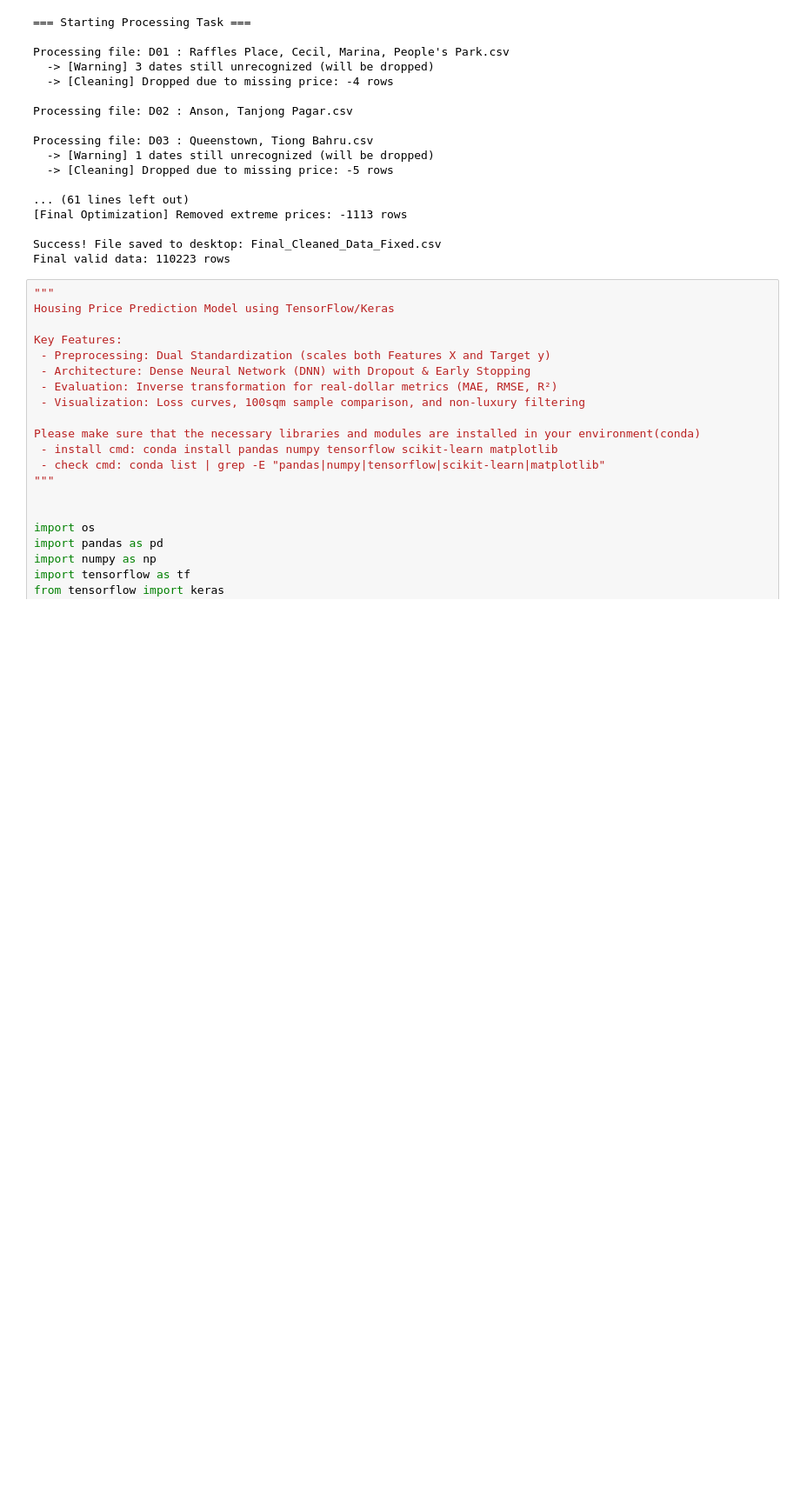
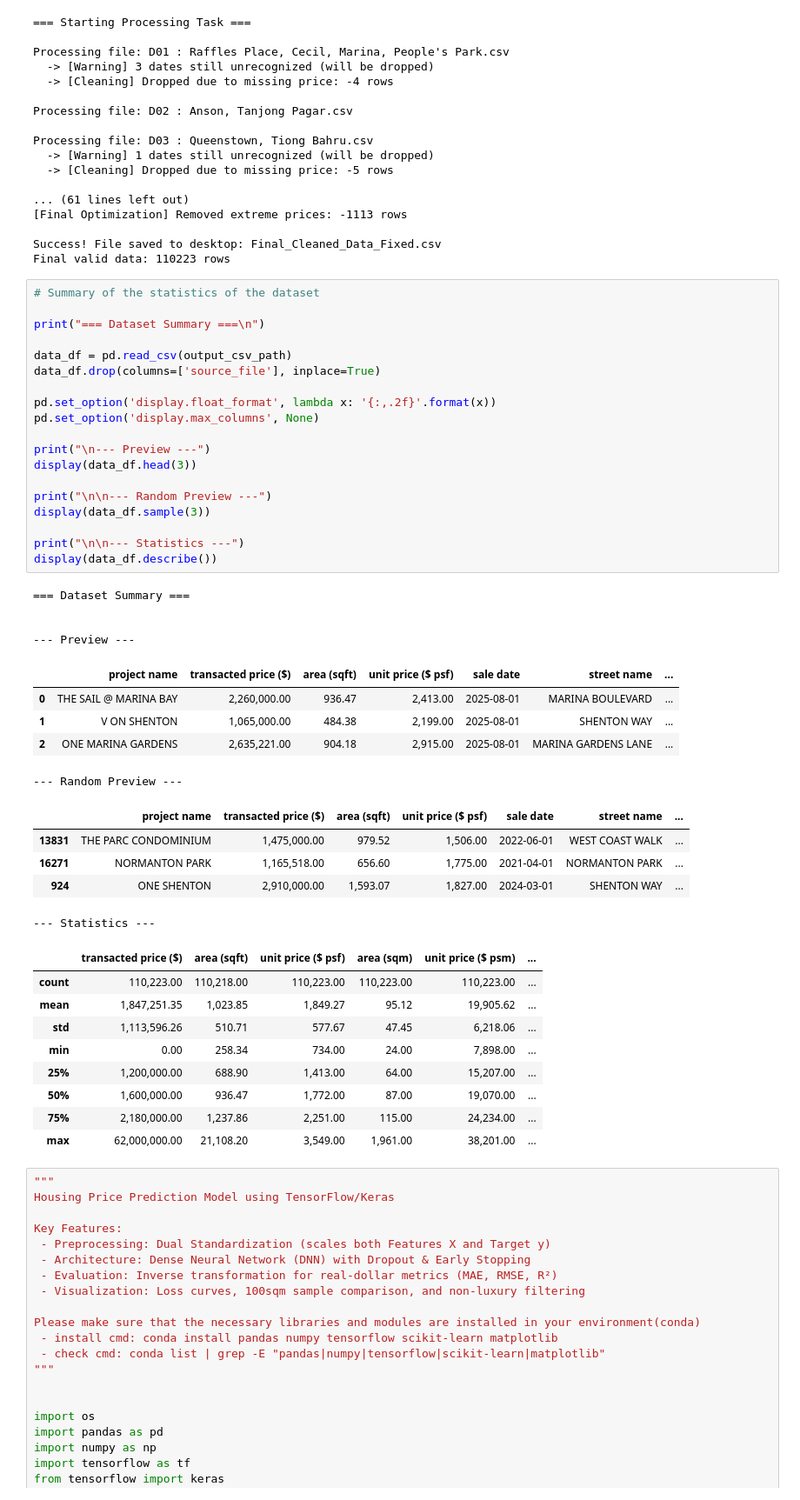
Before and after one commit to luka07077/housing_price_prediction_model, a Jupyter notebook: CA6000_Code_Final.ipynb, the cells around one changed output. Shown at 87% size. Cells and saved outputs as stored; diff of their text form; blank space fills up the shorter version.

```diff
--- a/CA6000_Code_Final.ipynb
+++ b/CA6000_Code_Final.ipynb
@@ -204,6 +204,49 @@ Processing file: D03 : Queenstown, Tiong Bahru.csv
 
 Success! File saved to desktop: Final_Cleaned_Data_Fixed.csv
 Final valid data: 110223 rows
+# %%
+# Summary of the statistics of the dataset
+
+print("=== Dataset Summary ===\n")
+
+data_df = pd.read_csv(output_csv_path)
+data_df.drop(columns=['source_file'], inplace=True)
+
+pd.set_option('display.float_format', lambda x: '{:,.2f}'.format(x))
+pd.set_option('display.max_columns', None)
+
+print("\n--- Preview ---")
+display(data_df.head(3))
+
+print("\n\n--- Random Preview ---")
+display(data_df.sample(3))
+
+print("\n\n--- Statistics ---")
+display(data_df.describe())
+# %% [output]
+=== Dataset Summary ===
+
+
+--- Preview ---
+|  | project name | transacted price ($) | area (sqft) | unit price ($ psf) | sale date | street name | ... |
+| 0 | THE SAIL @ MARINA BAY | 2,260,000.00 | 936.47 | 2,413.00 | 2025-08-01 | MARINA BOULEVARD | ... |
+| 1 | V ON SHENTON | 1,065,000.00 | 484.38 | 2,199.00 | 2025-08-01 | SHENTON WAY | ... |
+| 2 | ONE MARINA GARDENS | 2,635,221.00 | 904.18 | 2,915.00 | 2025-08-01 | MARINA GARDENS LANE | ... |
+--- Random Preview ---
+|  | project name | transacted price ($) | area (sqft) | unit price ($ psf) | sale date | street name | ... |
+| 13831 | THE PARC CONDOMINIUM | 1,475,000.00 | 979.52 | 1,506.00 | 2022-06-01 | WEST COAST WALK | ... |
+| 16271 | NORMANTON PARK | 1,165,518.00 | 656.60 | 1,775.00 | 2021-04-01 | NORMANTON PARK | ... |
+| 924 | ONE SHENTON | 2,910,000.00 | 1,593.07 | 1,827.00 | 2024-03-01 | SHENTON WAY | ... |
+--- Statistics ---
+|  | transacted price ($) | area (sqft) | unit price ($ psf) | area (sqm) | unit price ($ psm) | ... |
+| count | 110,223.00 | 110,218.00 | 110,223.00 | 110,223.00 | 110,223.00 | ... |
+| mean | 1,847,251.35 | 1,023.85 | 1,849.27 | 95.12 | 19,905.62 | ... |
+| std | 1,113,596.26 | 510.71 | 577.67 | 47.45 | 6,218.06 | ... |
+| min | 0.00 | 258.34 | 734.00 | 24.00 | 7,898.00 | ... |
+| 25% | 1,200,000.00 | 688.90 | 1,413.00 | 64.00 | 15,207.00 | ... |
+| 50% | 1,600,000.00 | 936.47 | 1,772.00 | 87.00 | 19,070.00 | ... |
+| 75% | 2,180,000.00 | 1,237.86 | 2,251.00 | 115.00 | 24,234.00 | ... |
+| max | 62,000,000.00 | 21,108.20 | 3,549.00 | 1,961.00 | 38,201.00 | ... |
 # %%
 """
 Housing Price Prediction Model using TensorFlow/Keras
```
Also changed, not shown: parts of 1 cell of this notebook.
